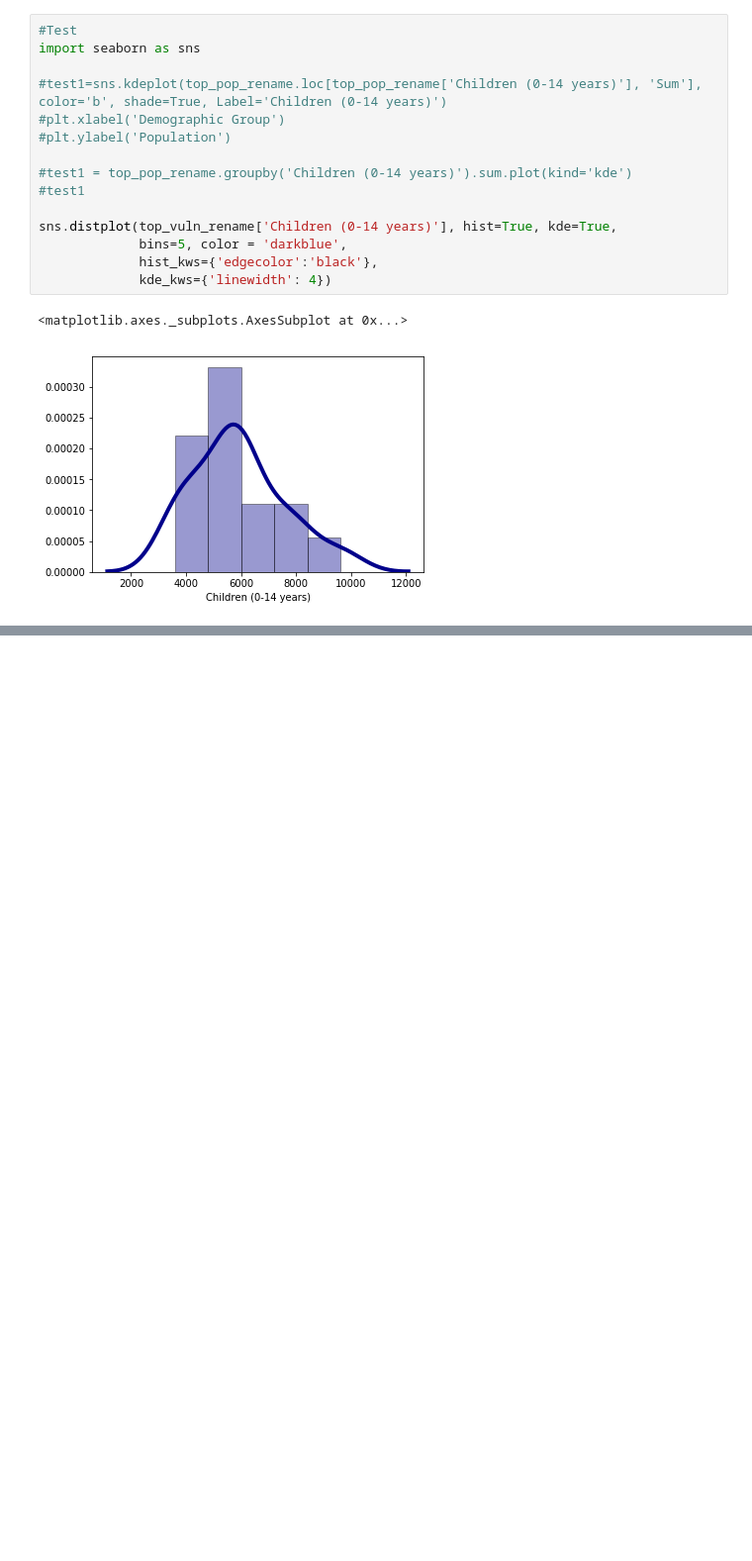
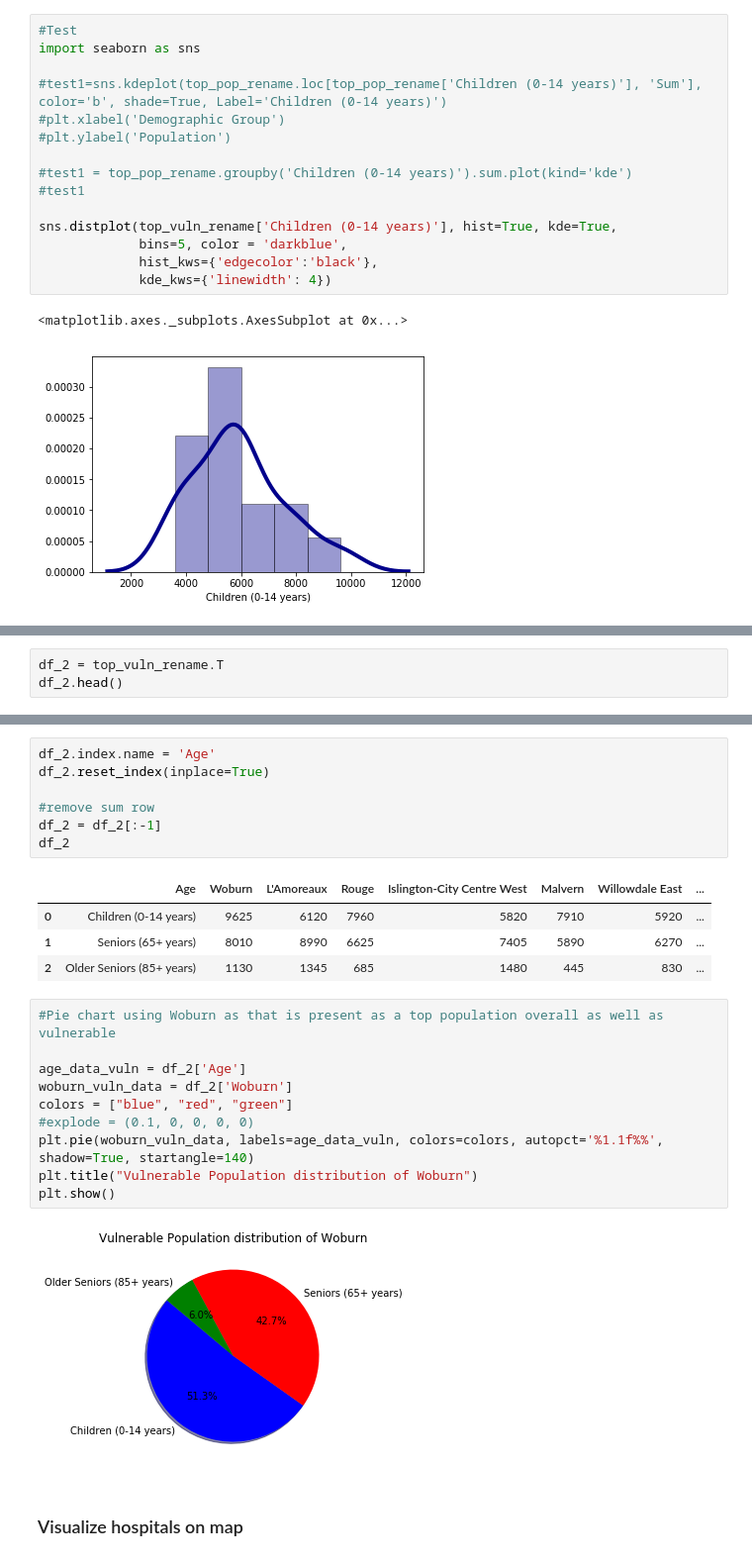
Before and after one commit to genephoenix/Coursera_Capstone, a Jupyter notebook: Capstone Project Notebook.ipynb, the cells around one changed output, grey strips where cells are left out. Shown at 99% size. Drawn from its saved outputs; the diff is of its cells as text; blank space fills up the shorter version.

```diff
--- a/Capstone Project Notebook.ipynb
+++ b/Capstone Project Notebook.ipynb
@@ -1168,0 +1162,3 @@ sns.distplot(top_vuln_rename['Children (0-14 years)'], hist=True, kde=True,
+# %%
+df_2 = top_vuln_rename.T
+df_2.head()
@@ -1168,0 +1171,26 @@ sns.distplot(top_vuln_rename['Children (0-14 years)'], hist=True, kde=True,
+# %%
+df_2.index.name = 'Age'
+df_2.reset_index(inplace=True)
+
+#remove sum row
+df_2 = df_2[:-1]
+df_2
+# %% [output]
+|  | Age | Woburn | L'Amoreaux | Rouge | Islington-City Centre West | Malvern | Willowdale East | ... |
+| 0 | Children (0-14 years) | 9625 | 6120 | 7960 | 5820 | 7910 | 5920 | ... |
+| 1 | Seniors (65+ years) | 8010 | 8990 | 6625 | 7405 | 5890 | 6270 | ... |
+| 2 | Older Seniors (85+ years) | 1130 | 1345 | 685 | 1480 | 445 | 830 | ... |
+# %%
+#Pie chart using Woburn as that is present as a top population overall as well as vulnerable
+
+age_data_vuln = df_2['Age']
+woburn_vuln_data = df_2['Woburn']
+colors = ["blue", "red", "green"]
+#explode = (0.1, 0, 0, 0, 0)
+plt.pie(woburn_vuln_data, labels=age_data_vuln, colors=colors, autopct='%1.1f%%', shadow=True, startangle=140)
+plt.title("Vulnerable Population distribution of Woburn")
+plt.show()
+# %% [output]
+[figure, added]
+# %% [markdown]
+### Visualize hospitals on map
```
Also changed, not shown: parts of 50 cells of this notebook.
